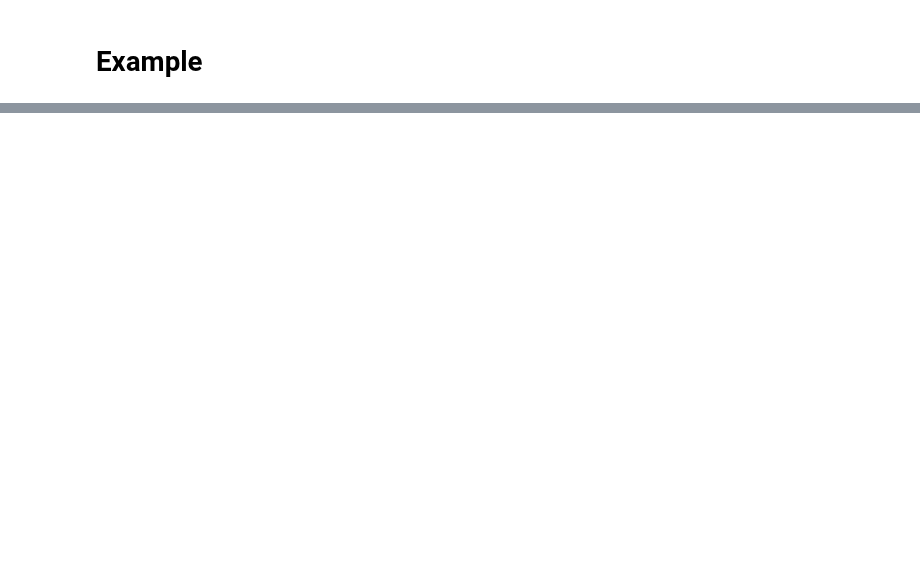
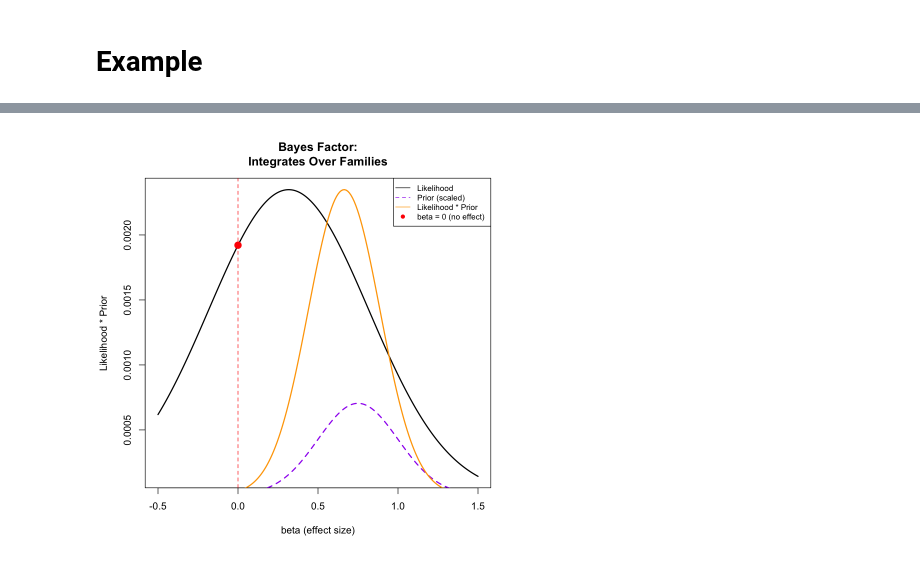
Before and after one commit to StatFunGen/statgen-prerequisites, a Jupyter notebook: Bayes_factor.ipynb, the cells around one changed output, grey strips where cells are left out. Cells and saved outputs as stored; diff of their text form; code cells hidden in the pictures; blank space fills up the shorter version.

```diff
--- a/Bayes_factor.ipynb
+++ b/Bayes_factor.ipynb
@@ -197,0 +256,27 @@ The Bayes factor of 0.66 indicates that the MLE model has stronger evidence than
+# %%
+plot(beta_range, likelihood_curve, type = "l", lwd = 2, col = "black",
+     xlab = "beta (effect size)", ylab = "Likelihood * Prior",
+     main = "Bayes Factor:\nIntegrates Over Families")
+
+# Show the prior distribution for "some effect" model
+prior_curve <- dnorm(beta_range, mean = prior_mean, sd = prior_sd)
+# Scale prior for visualization
+prior_curve_scaled <- prior_curve * max(likelihood_curve) / max(prior_curve) * 0.3
+
+lines(beta_range, prior_curve_scaled, col = "purple", lwd = 2, lty = 2)
+
+# Show the posterior (likelihood * prior)
+posterior_curve <- likelihood_curve * prior_curve
+posterior_curve_scaled <- posterior_curve / max(posterior_curve) * max(likelihood_curve)
+lines(beta_range, posterior_curve_scaled, col = "orange", lwd = 2)
+
+# Mark no effect model
+points(beta_values[1], results$Likelihood[1], col = "red", pch = 19, cex = 1.5)
+abline(v = beta_values[1], col = "red", lty = 2)
+
+legend("topright",
+       c("Likelihood", "Prior (scaled)", "Likelihood * Prior", "beta = 0 (no effect)"),
+       col = c("black", "purple", "orange", "red"),
+       lty = c(1, 2, 1, NA), pch = c(NA, NA, NA, 19), cex = 0.8)
+# %% [output]
+[figure, added]
```
Also changed, not shown: parts of 29 cells of this notebook, 5 other files.
